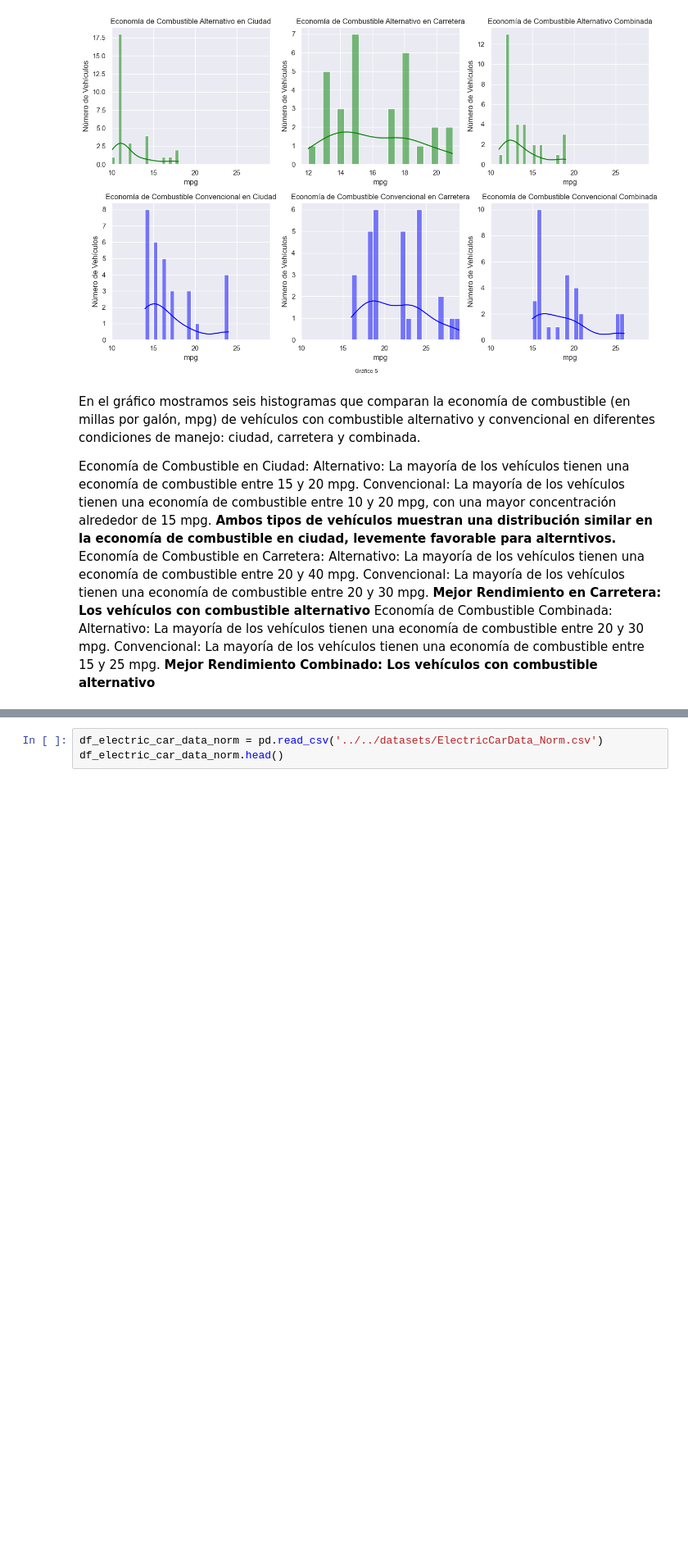
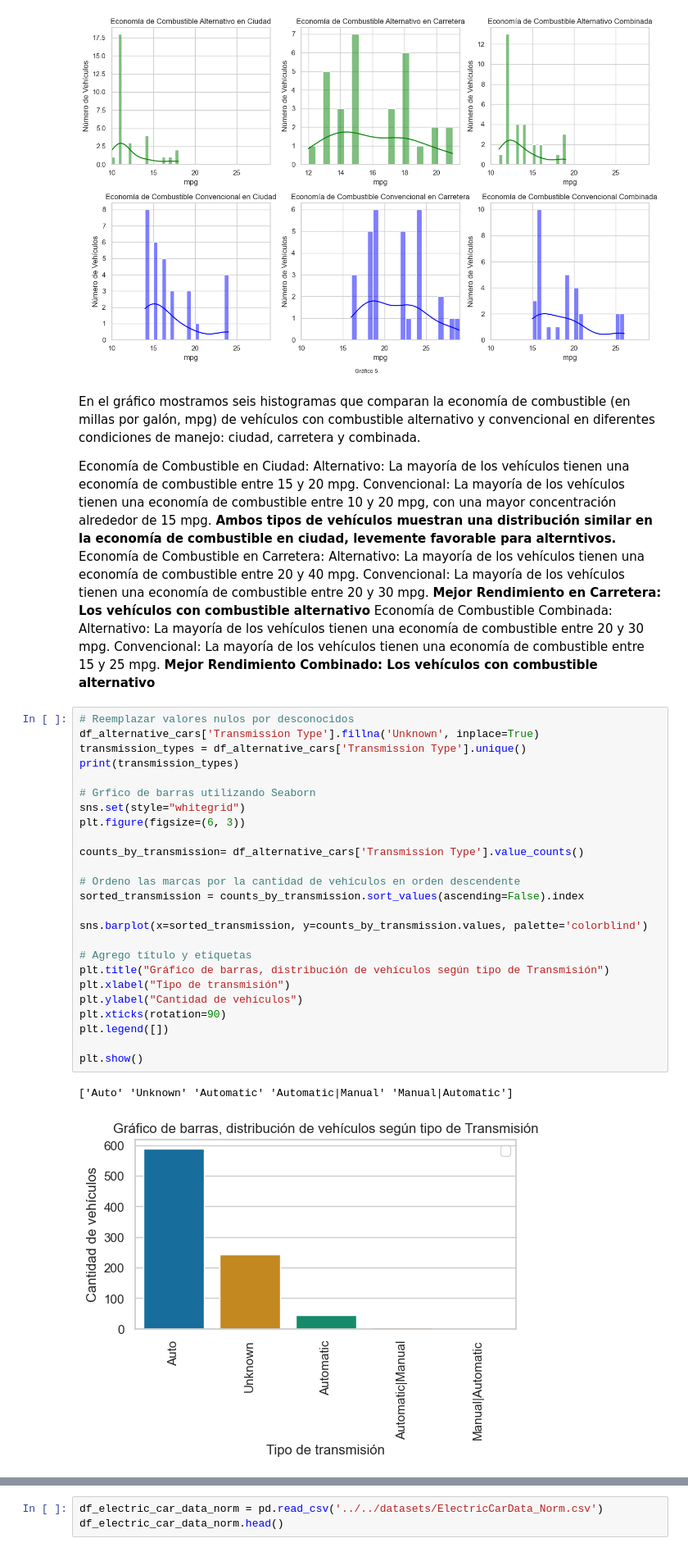
Before and after one commit to mlararossetti/ProyectoFinalSH, a Jupyter notebook: notebooks/2. EDA/EDA_alternativecars.ipynb, the cells around one changed output, grey strips where cells are left out. Shown at 82% size. Saved outputs shown, nothing was run; the diff lists cells and outputs as text; blank space fills up the shorter version.

```diff
--- a/notebooks/2. EDA/EDA_alternativecars.ipynb
+++ b/notebooks/2. EDA/EDA_alternativecars.ipynb
@@ -345,3 +491,31 @@ Economía de Combustible Combinada:
 Alternativo: La mayoría de los vehículos tienen una economía de combustible entre 20 y 30 mpg.
 Convencional: La mayoría de los vehículos tienen una economía de combustible entre 15 y 25 mpg.
 **Mejor Rendimiento Combinado: Los vehículos con combustible alternativo**
+# %%
+# Reemplazar valores nulos por desconocidos
+df_alternative_cars['Transmission Type'].fillna('Unknown', inplace=True)
+transmission_types = df_alternative_cars['Transmission Type'].unique()
+print(transmission_types)
+
+# Grfico de barras utilizando Seaborn
+sns.set(style="whitegrid")
+plt.figure(figsize=(6, 3))
+
+counts_by_transmission= df_alternative_cars['Transmission Type'].value_counts()
+
+# Ordeno las marcas por la cantidad de vehículos en orden descendente
+sorted_transmission = counts_by_transmission.sort_values(ascending=False).index
+
+sns.barplot(x=sorted_transmission, y=counts_by_transmission.values, palette='colorblind')
+
+# Agrego título y etiquetas
+plt.title("Gráfico de barras, distribución de vehículos según tipo de Transmisión")
+plt.xlabel("Tipo de transmisión")
+plt.ylabel("Cantidad de vehículos")
+plt.xticks(rotation=90)
+plt.legend([])
+
+plt.show()
+# %% [output]
+['Auto' 'Unknown' 'Automatic' 'Automatic|Manual' 'Manual|Automatic']
+[figure, added]
```
Also changed, not shown: parts of 43 cells of this notebook.
